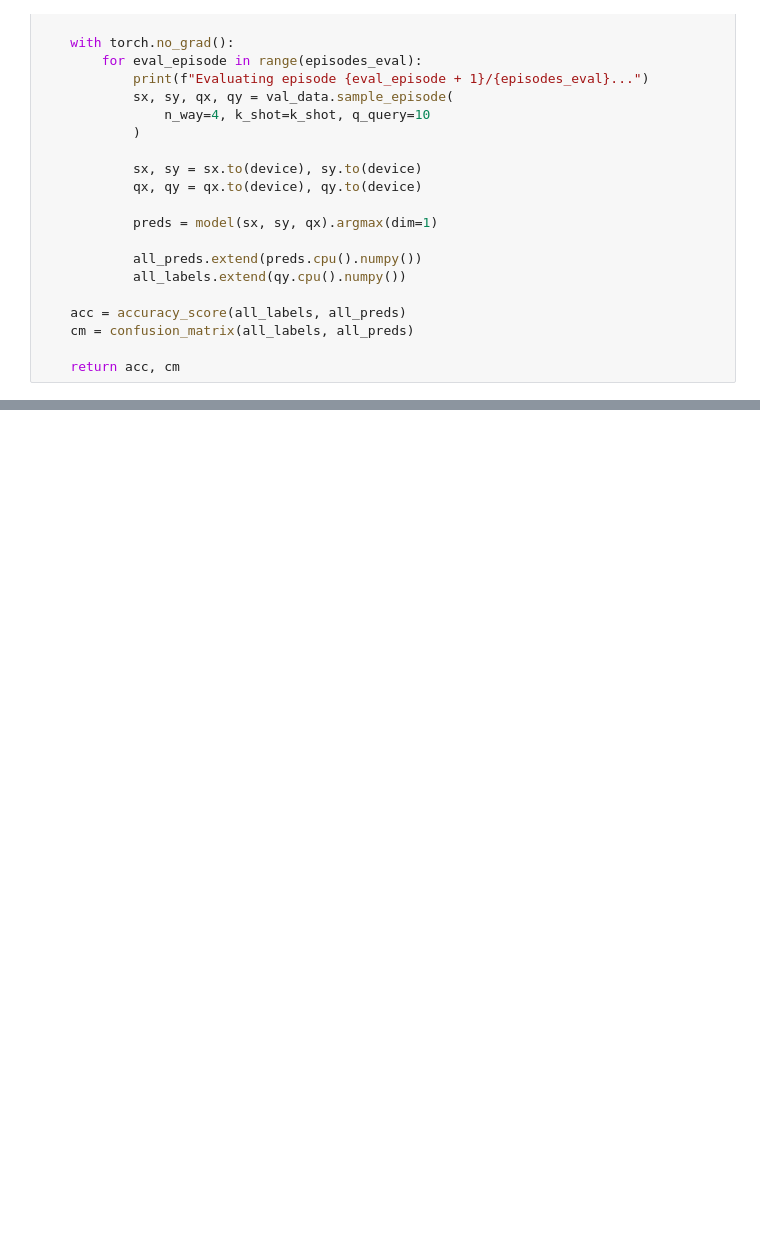
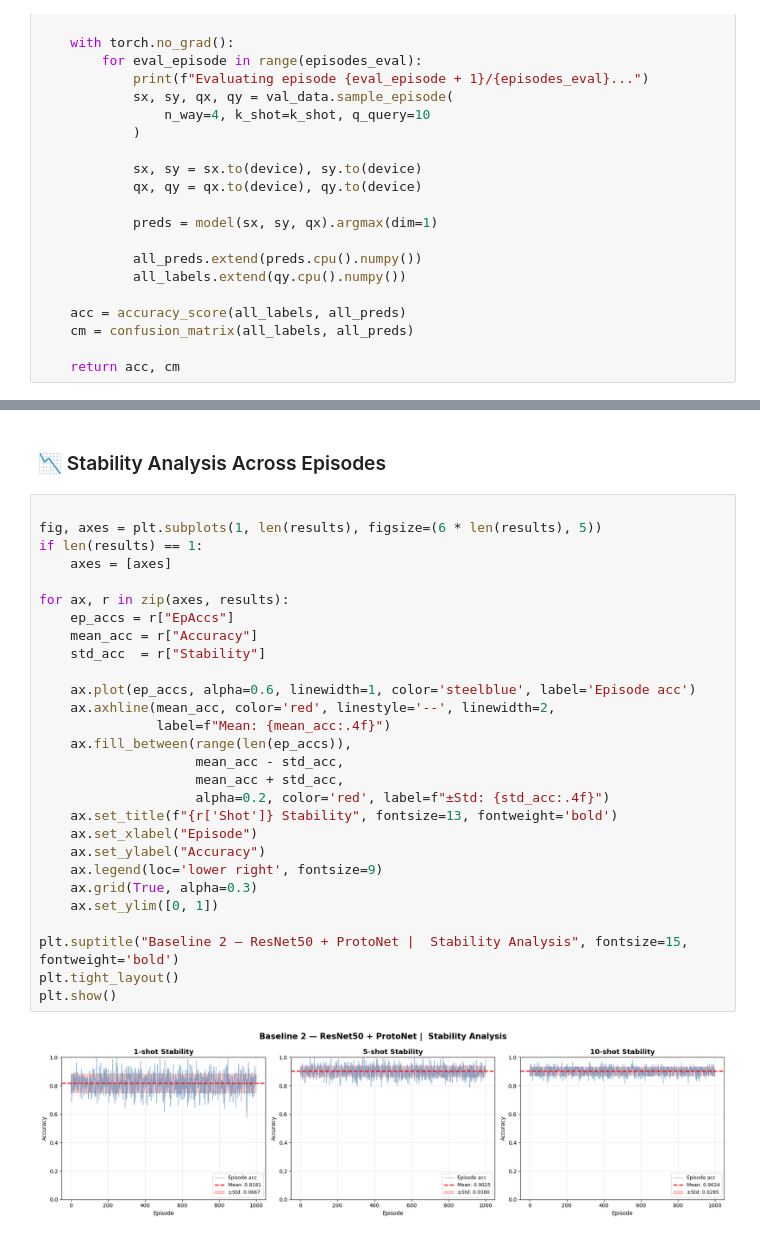
Before and after one commit to vishalpokuri/capstone, a Jupyter notebook: Baseline2_ResNet50_ProtoNet_FewShot.ipynb, the cells around one changed output, grey strips where cells are left out. Drawn from its saved outputs; the diff is of its cells as text; blank space fills up the shorter version.

```diff
--- a/Baseline2_ResNet50_ProtoNet_FewShot.ipynb
+++ b/Baseline2_ResNet50_ProtoNet_FewShot.ipynb
@@ -331,0 +470,32 @@ Baseline 2: ResNet50 + ProtoNet
+# %% [markdown]
+### 📉 Stability Analysis Across Episodes
+# %%
+
+fig, axes = plt.subplots(1, len(results), figsize=(6 * len(results), 5))
+if len(results) == 1:
+    axes = [axes]
+
+for ax, r in zip(axes, results):
+    ep_accs = r["EpAccs"]
+    mean_acc = r["Accuracy"]
+    std_acc  = r["Stability"]
+
+    ax.plot(ep_accs, alpha=0.6, linewidth=1, color='steelblue', label='Episode acc')
+    ax.axhline(mean_acc, color='red', linestyle='--', linewidth=2,
+               label=f"Mean: {mean_acc:.4f}")
+    ax.fill_between(range(len(ep_accs)),
+                    mean_acc - std_acc,
+                    mean_acc + std_acc,
+                    alpha=0.2, color='red', label=f"±Std: {std_acc:.4f}")
+    ax.set_title(f"{r['Shot']} Stability", fontsize=13, fontweight='bold')
+    ax.set_xlabel("Episode")
+    ax.set_ylabel("Accuracy")
+    ax.legend(loc='lower right', fontsize=9)
+    ax.grid(True, alpha=0.3)
+    ax.set_ylim([0, 1])
+
+plt.suptitle("Baseline 2 — ResNet50 + ProtoNet |  Stability Analysis", fontsize=15, fontweight='bold')
+plt.tight_layout()
+plt.show()
+# %% [output]
+[figure, added]
```
Also changed, not shown: parts of 21 cells of this notebook, 9 other files.
